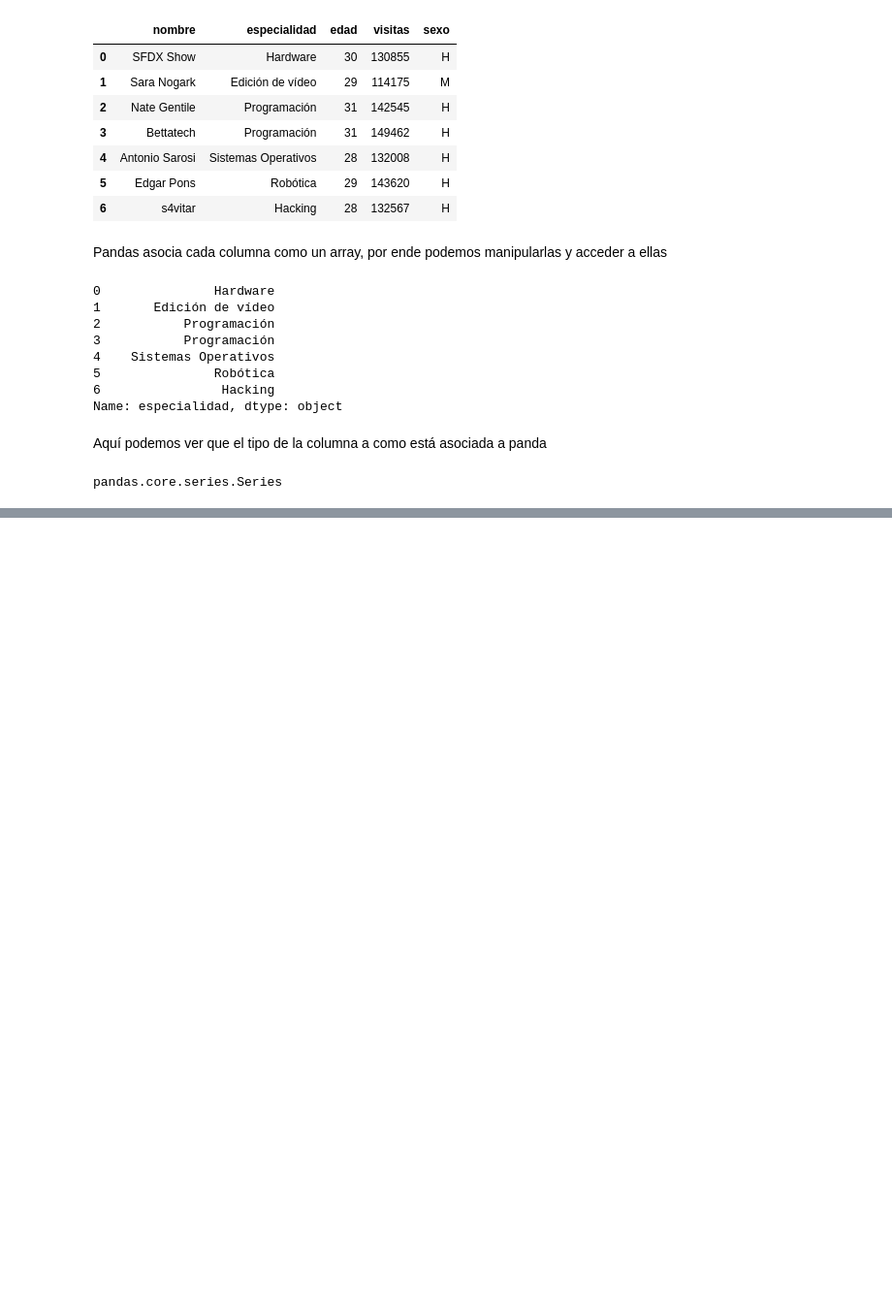
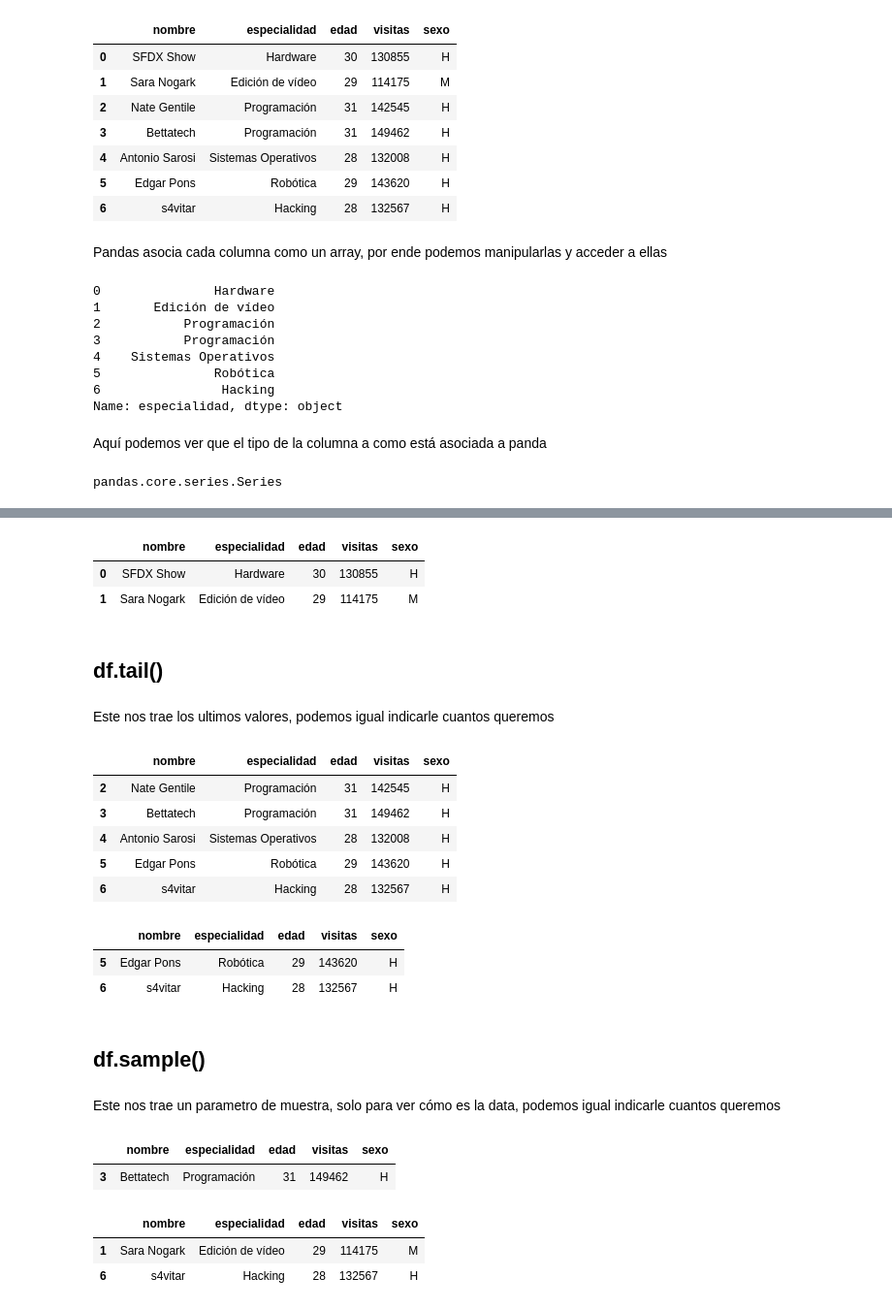
Before and after one commit to LennyRBriones/data-scientist, a Jupyter notebook: Pandas-Mastermind.ipynb, the cells around one changed output, grey strips where cells are left out. Shown at 97% size. Cells and saved outputs as stored; diff of their text form; code cells hidden in the pictures; blank space fills up the shorter version.

```diff
--- a/Pandas-Mastermind.ipynb
+++ b/Pandas-Mastermind.ipynb
@@ -55,0 +138,40 @@ pandas.core.series.Series
+# %%
+df.head(2)
+# %% [output]
+|  | nombre | especialidad | edad | visitas | sexo |
+| 0 | SFDX Show | Hardware | 30 | 130855 | H |
+| 1 | Sara Nogark | Edición de vídeo | 29 | 114175 | M |
+# %% [markdown]
+## df.tail()
+# %% [markdown]
+Este nos trae los ultimos valores, podemos igual indicarle cuantos queremos
+# %%
+df.tail()
+# %% [output]
+|  | nombre | especialidad | edad | visitas | sexo |
+| 2 | Nate Gentile | Programación | 31 | 142545 | H |
+| 3 | Bettatech | Programación | 31 | 149462 | H |
+| 4 | Antonio Sarosi | Sistemas Operativos | 28 | 132008 | H |
+| 5 | Edgar Pons | Robótica | 29 | 143620 | H |
+| 6 | s4vitar | Hacking | 28 | 132567 | H |
+# %%
+df.tail(2)
+# %% [output]
+|  | nombre | especialidad | edad | visitas | sexo |
+| 5 | Edgar Pons | Robótica | 29 | 143620 | H |
+| 6 | s4vitar | Hacking | 28 | 132567 | H |
+# %% [markdown]
+## df.sample()
+# %% [markdown]
+Este nos trae un parametro de muestra, solo para ver cómo es la data, podemos igual indicarle cuantos queremos
+# %%
+df.sample()
+# %% [output]
+|  | nombre | especialidad | edad | visitas | sexo |
+| 3 | Bettatech | Programación | 31 | 149462 | H |
+# %%
+df.sample(2)
+# %% [output]
+|  | nombre | especialidad | edad | visitas | sexo |
+| 1 | Sara Nogark | Edición de vídeo | 29 | 114175 | M |
+| 6 | s4vitar | Hacking | 28 | 132567 | H |
```
Also changed, not shown: parts of 70 cells of this notebook.
